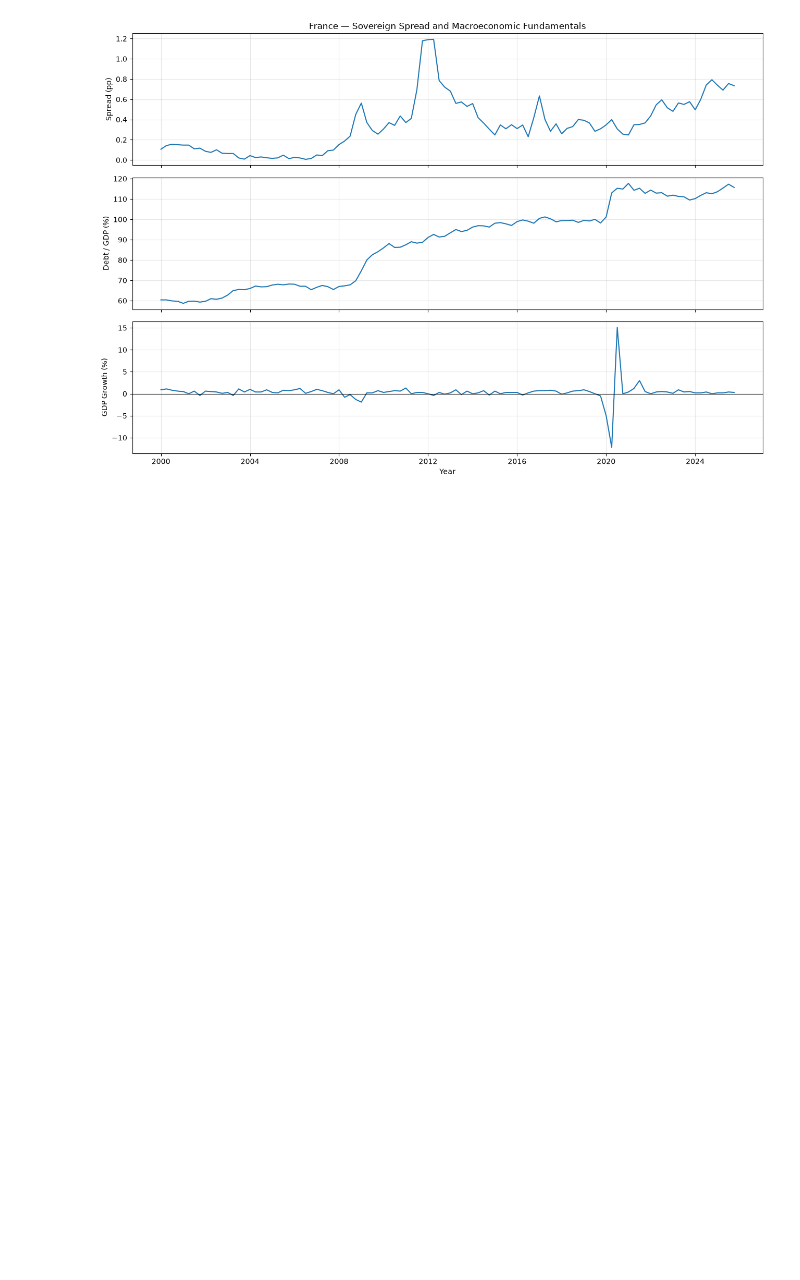
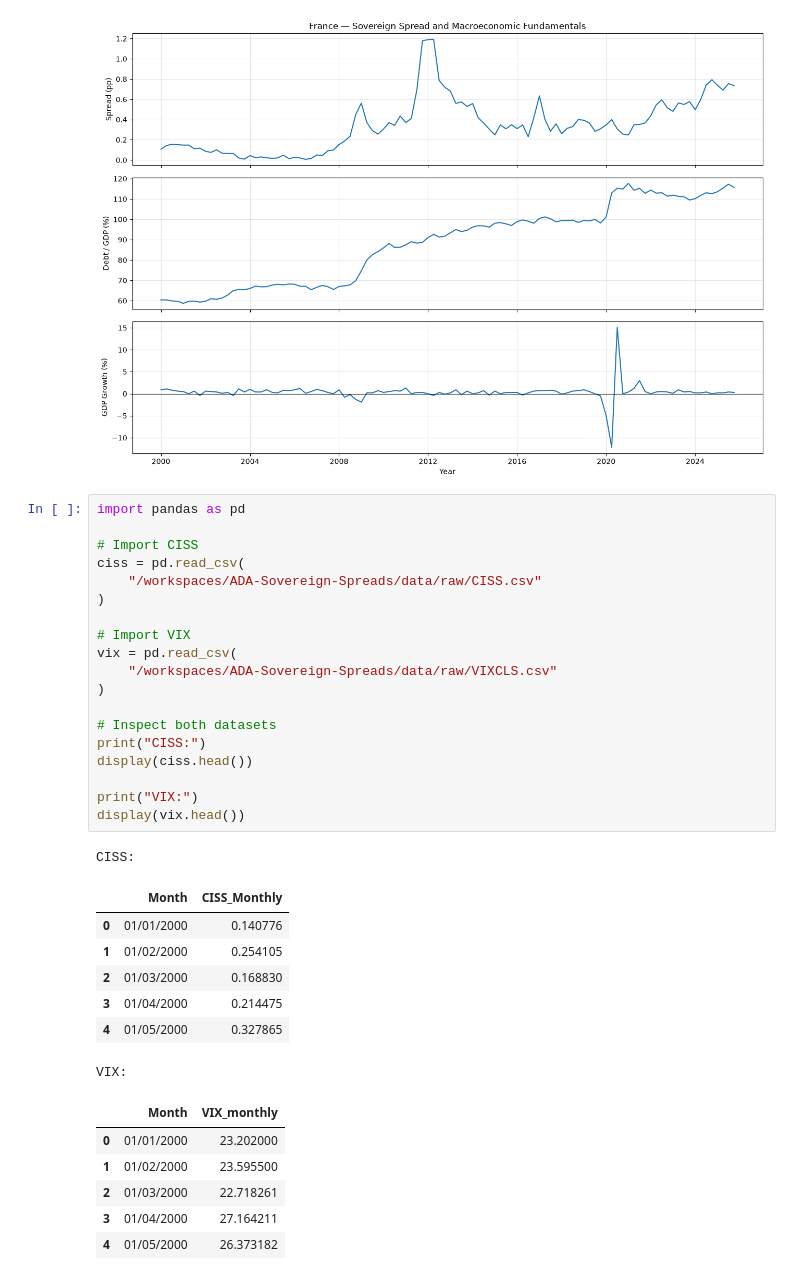
Before and after one commit to Mobula-nyte/ADA-Sovereign-Spreads, a Jupyter notebook: notebooks/03_1_exploration_real_data.ipynb, the cells around one changed output. Saved outputs shown, nothing was run; the diff lists cells and outputs as text; blank space fills up the shorter version.

```diff
--- a/notebooks/03_1_exploration_real_data.ipynb
+++ b/notebooks/03_1_exploration_real_data.ipynb
@@ -774,3 +774,37 @@ plt.tight_layout()
 plt.show()
 # %% [output]
 [figure]
+# %%
+import pandas as pd
+
+# Import CISS
+ciss = pd.read_csv(
+    "/workspaces/ADA-Sovereign-Spreads/data/raw/CISS.csv"
+)
+
+# Import VIX
+vix = pd.read_csv(
+    "/workspaces/ADA-Sovereign-Spreads/data/raw/VIXCLS.csv"
+)
+
+# Inspect both datasets
+print("CISS:")
+display(ciss.head())
+
+print("VIX:")
+display(vix.head())
+# %% [output]
+CISS:
+|  | Month | CISS_Monthly |
+| 0 | 01/01/2000 | 0.140776 |
+| 1 | 01/02/2000 | 0.254105 |
+| 2 | 01/03/2000 | 0.168830 |
+| 3 | 01/04/2000 | 0.214475 |
+| 4 | 01/05/2000 | 0.327865 |
+VIX:
+|  | Month | VIX_monthly |
+| 0 | 01/01/2000 | 23.202000 |
+| 1 | 01/02/2000 | 23.595500 |
+| 2 | 01/03/2000 | 22.718261 |
+| 3 | 01/04/2000 | 27.164211 |
+| 4 | 01/05/2000 | 26.373182 |
```
Also changed, not shown: parts of 4 cells of this notebook, 2 other files.
